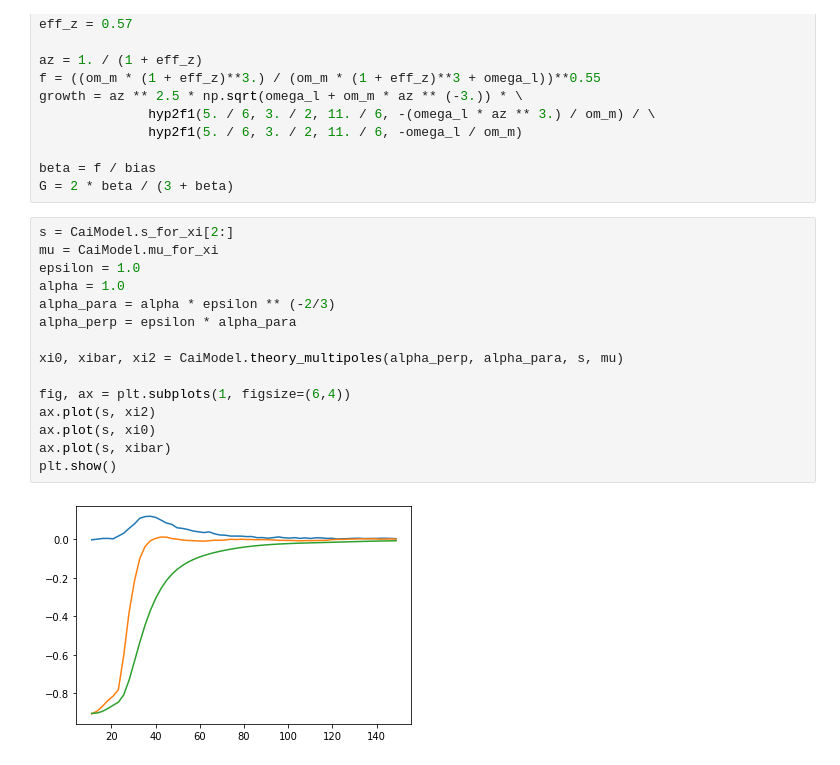
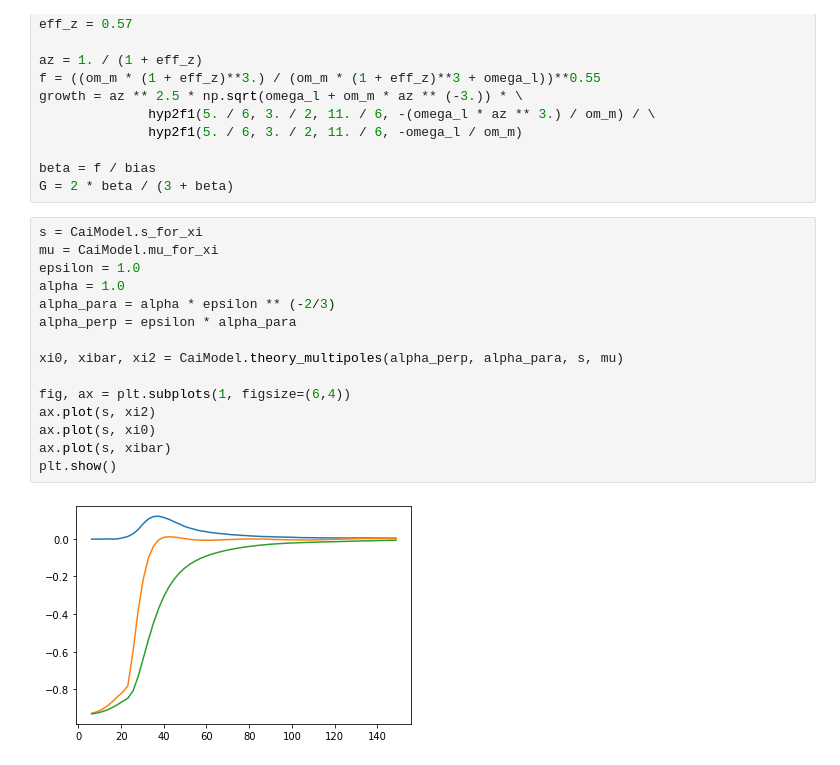
Before and after one commit to epaillas/old_VoidFinder, a Jupyter notebook: test_voidfitter.ipynb, the cells around one changed output. Drawn from its saved outputs; the diff is of its cells as text.

```diff
--- a/test_voidfitter.ipynb
+++ b/test_voidfitter.ipynb
@@ -79,22 +71,22 @@ growth = az ** 2.5 * np.sqrt(omega_l + om_m * az ** (-3.)) * \
 beta = f / bias
 G = 2 * beta / (3 + beta)
 # %%
-s = CaiModel.s_for_xi[2:]
+s = CaiModel.s_for_xi
 mu = CaiModel.mu_for_xi
 epsilon = 1.0
 alpha = 1.0
 alpha_para = alpha * epsilon ** (-2/3)
 alpha_perp = epsilon * alpha_para
 
 xi0, xibar, xi2 = CaiModel.theory_multipoles(alpha_perp, alpha_para, s, mu)
 
 fig, ax = plt.subplots(1, figsize=(6,4))
 ax.plot(s, xi2)
 ax.plot(s, xi0)
 ax.plot(s, xibar)
 plt.show()
 # %% [output]
-[figure, old version]
+[figure, new version]
 # %%
 s = CaiModel.s_for_xi
 mu = CaiModel.mu_for_xi
```
Also changed, not shown: parts of 7 cells of this notebook, 2 other files.
